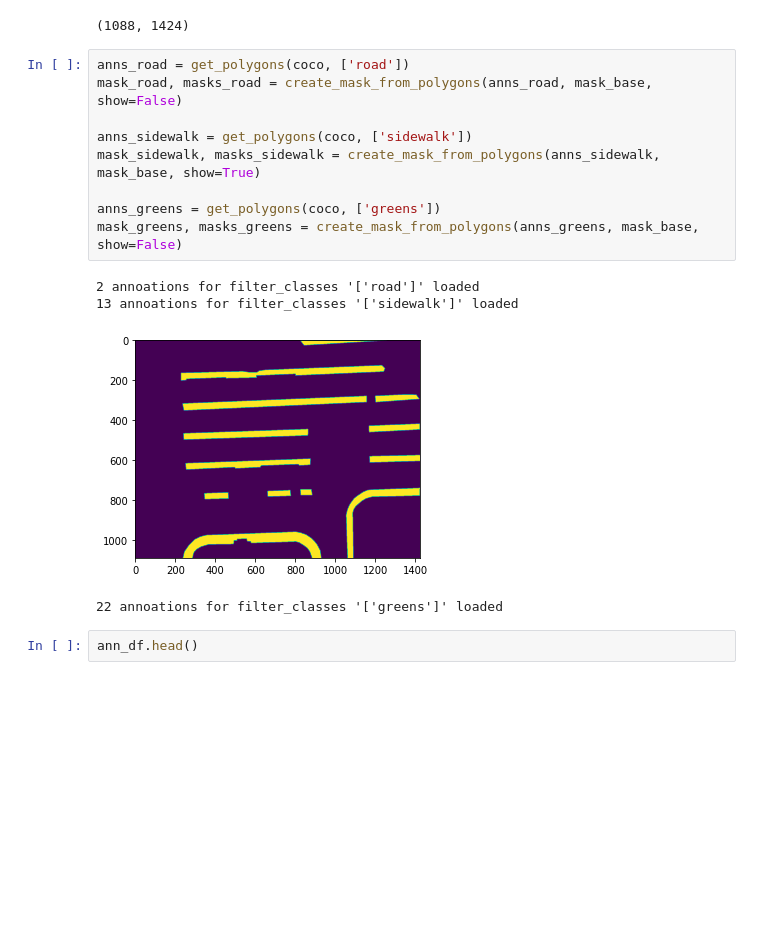
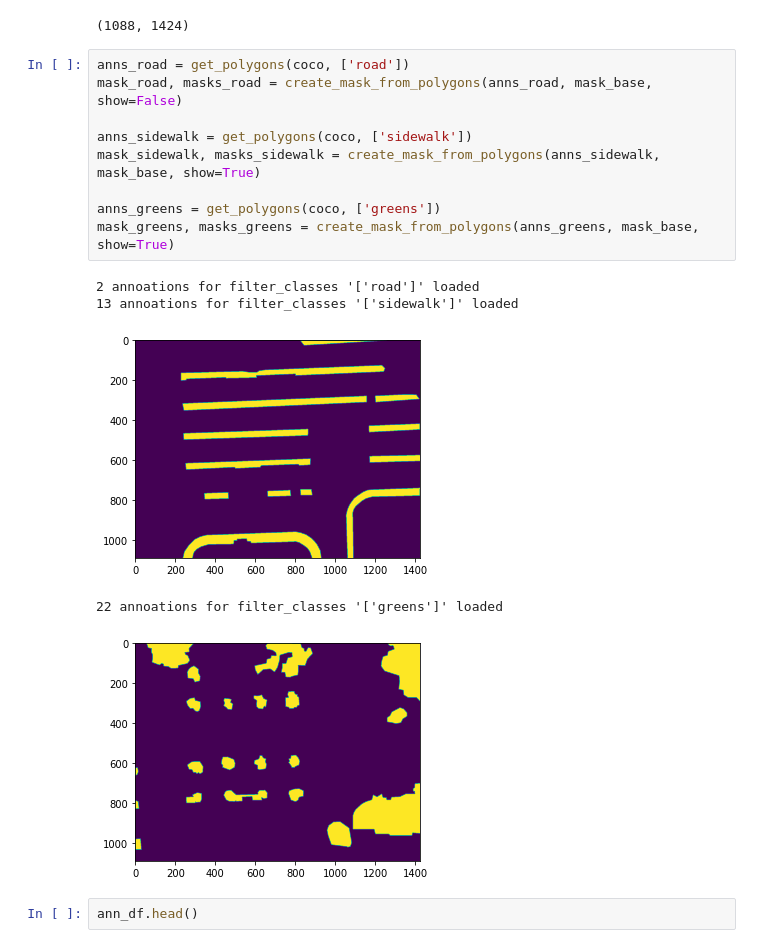
Before and after one commit to MZHI/stanford_drone_dataset_to_semantic_task, a Jupyter notebook: data_preprocessing.ipynb, the cells around one changed output. Cells and saved outputs as stored; diff of their text form; blank space fills up the shorter version.

```diff
--- a/data_preprocessing.ipynb
+++ b/data_preprocessing.ipynb
@@ -210,17 +214,18 @@ mask_shape = mask_base.shape
 # %%
 anns_road = get_polygons(coco, ['road'])
 mask_road, masks_road = create_mask_from_polygons(anns_road, mask_base, show=False)
 
 anns_sidewalk = get_polygons(coco, ['sidewalk'])
 mask_sidewalk, masks_sidewalk = create_mask_from_polygons(anns_sidewalk, mask_base, show=True)
 
 anns_greens = get_polygons(coco, ['greens'])
-mask_greens, masks_greens = create_mask_from_polygons(anns_greens, mask_base, show=False)
+mask_greens, masks_greens = create_mask_from_polygons(anns_greens, mask_base, show=True)
 # %% [output]
 2 annoations for filter_classes '['road']' loaded
 13 annoations for filter_classes '['sidewalk']' loaded
 [figure]
 22 annoations for filter_classes '['greens']' loaded
+[figure, added]
 # %%
 ann_df.head()
 # %%
```
Also changed, not shown: parts of 13 cells of this notebook.
